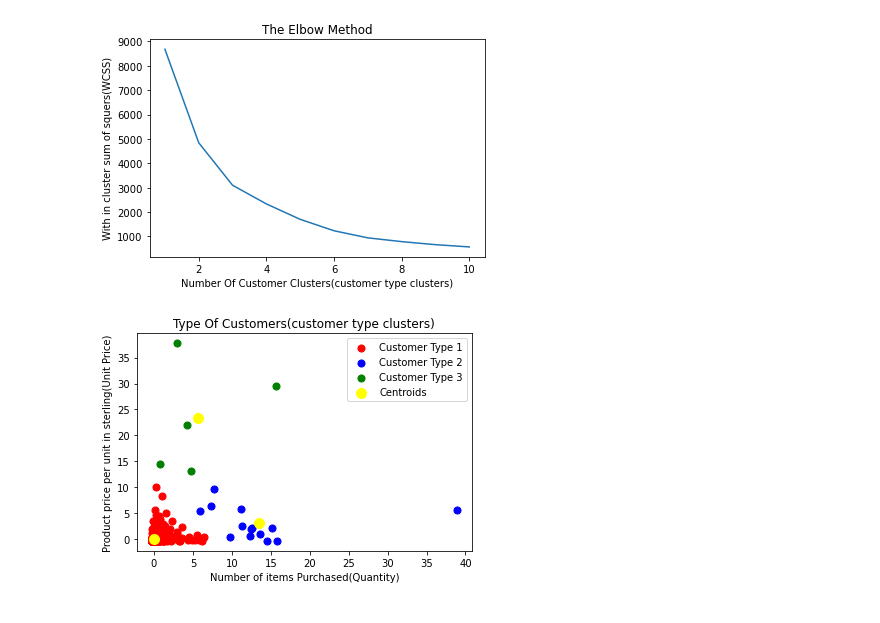
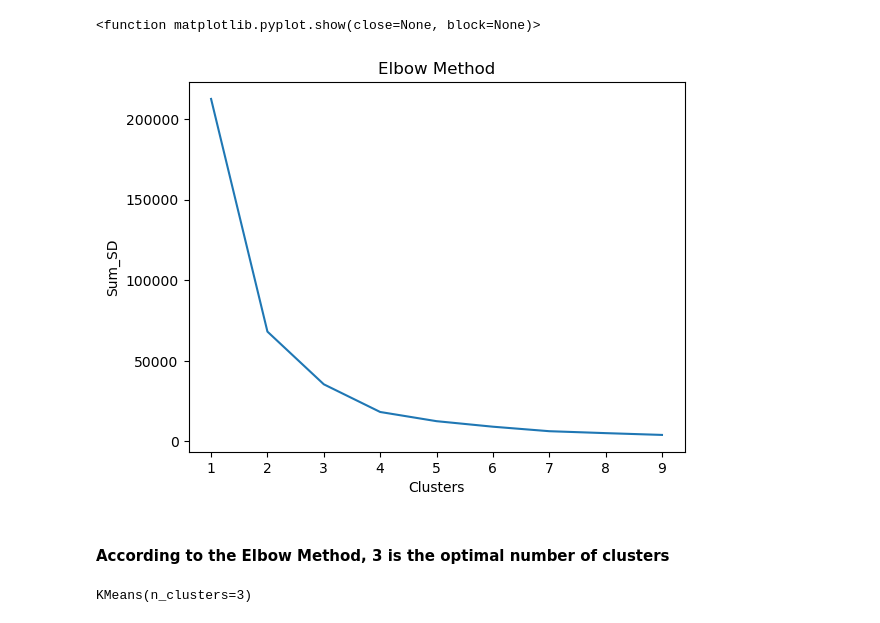
Before and after one commit to NotKenn/customer-behavior-clustering, a Jupyter notebook: customer-behaviour-clustering.ipynb, the cells around one changed output. Cells and saved outputs as stored; diff of their text form; code cells hidden in the pictures.

```diff
--- a/customer-behaviour-clustering.ipynb
+++ b/customer-behaviour-clustering.ipynb
@@ -48,20 +32,25 @@ X = df_cluster.iloc[:, [0, 1]].values
+# %%
+sum_of_sqr_distance = []
+k_range = range(1,10)
+for k in k_range:
+    km_model = KMeans(n_clusters=k)
+    km_model.fit(XFeatures)
+    sum_of_sqr_distance.append(km_model.inertia_)
+# %%
+plt.plot(k_range,sum_of_sqr_distance)
+plt.xlabel('Clusters')
+plt.ylabel('Sum_SD')
+plt.title('Elbow Method')
+plt.show
+# %% [output]
+<function matplotlib.pyplot.show(close=None, block=None)>
+[figure, added]
+# %% [markdown]
+#### According to the Elbow Method, 3 is the optimal number of clusters
 # %%
-from sklearn.preprocessing import StandardScaler
-sc_X = StandardScaler()
-X= sc_X.fit_transform(X)
-#Using the Elbow method to find the optical number of clusters
-from sklearn.cluster import KMeans
-wcss = [] #With in cluster sum of squers(Inertia)
+model.fit(XFeatures)
+# %% [output]
+KMeans(n_clusters=3)
 # %%
-for i in range(1,11): #From 2-10 doing multiple random initializations can make a huge difference to find a better local optima
-    kmeans = KMeans(n_clusters = i, init ='k-means++',max_iter=300,n_init=10)
-    kmeans.fit(X)
-    wcss.append(kmeans.inertia_)
-plt.plot(range(1,11) , wcss)
-plt.title('The Elbow Method')
-plt.xlabel('Number Of Customer Clusters(customer type clusters)')
-plt.ylabel('With in cluster sum of squers(WCSS)')
-plt.show()
+pred = model.predict(XFeatures)
-# %% [output]
-[figure, removed]
 # %%
@@ -71,12 +57,0 @@ y_kmeans = kmeans.fit_predict(X)
-# %%
-plt.scatter(X[y_kmeans == 0, 0], X[y_kmeans == 0, 1], s = 50, c = 'red', label = 'Customer Type 1')
-plt.scatter(X[y_kmeans == 1, 0], X[y_kmeans == 1, 1], s = 50, c = 'blue', label = 'Customer Type 2')
-plt.scatter(X[y_kmeans == 2, 0], X[y_kmeans == 2, 1], s = 50, c = 'green', label = 'Customer Type 3')
-plt.scatter(kmeans.cluster_centers_[:, 0], kmeans.cluster_centers_[:, 1], s = 100, c = 'yellow', label = 'Centroids')
-plt.title('Type Of Customers(customer type clusters)')
-plt.xlabel('Number of items Purchased(Quantity)')
-plt.ylabel('Product price per unit in sterling(Unit Price)')
-plt.legend()
-plt.show()
-# %% [output]
-[figure, removed]
```
Also changed, not shown: parts of 13 cells of this notebook, 5 other files.
